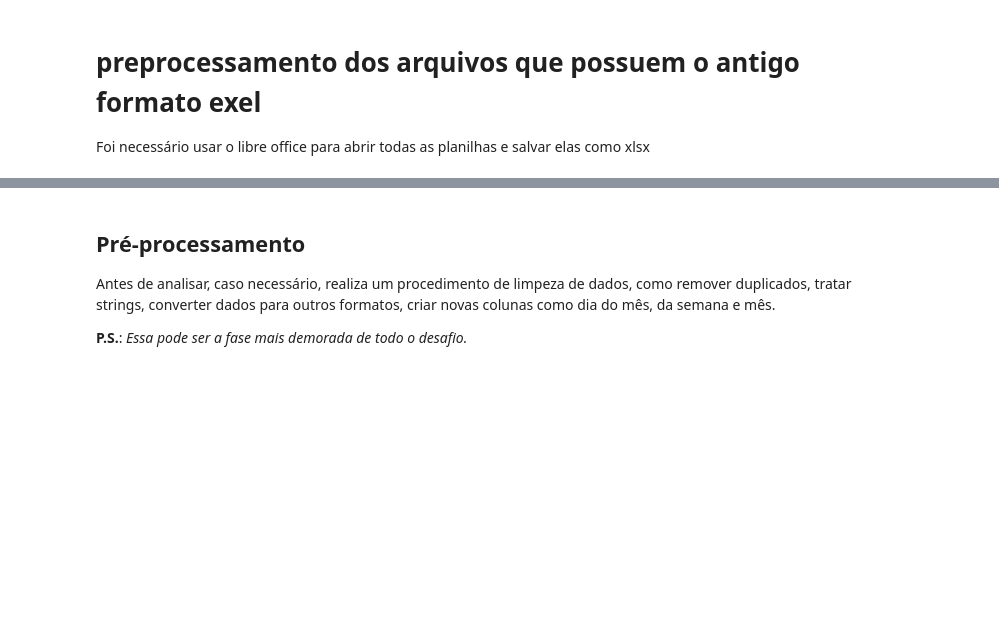
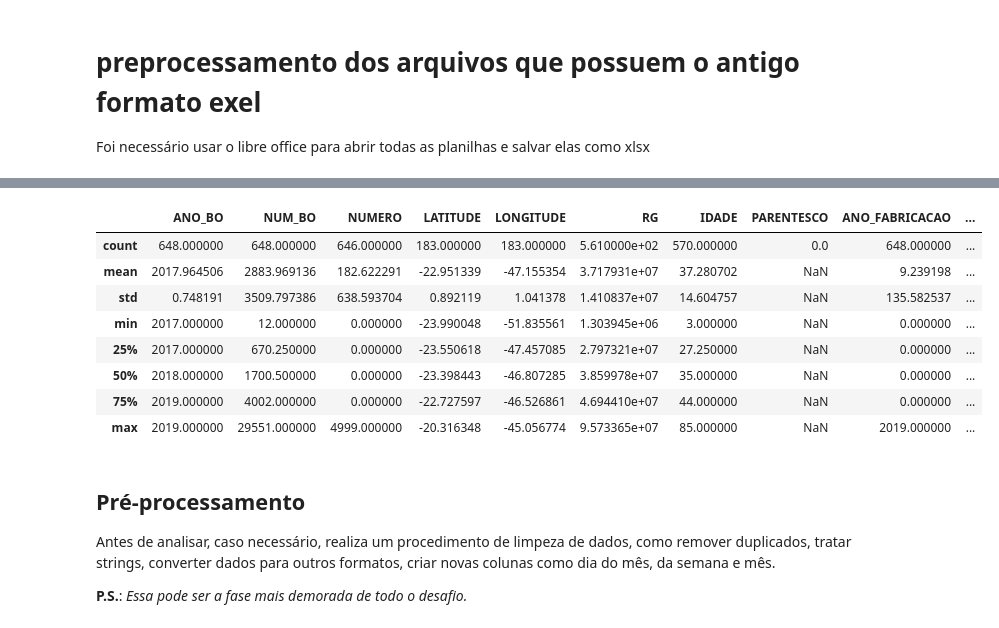
Before and after one commit to Lucas08Ben/Mineracao-de-Dados, a Jupyter notebook: Lista 1 - Análise de dados sobre feminicídio em SP/10 - Desafio.ipynb, the cells around one changed output, grey strips where cells are left out. Cells and saved outputs as stored; diff of their text form; code cells hidden in the pictures; blank space fills up the shorter version.

```diff
--- a/Lista 1 - Análise de dados sobre feminicídio em SP/10 - Desafio.ipynb
+++ b/Lista 1 - Análise de dados sobre feminicídio em SP/10 - Desafio.ipynb
@@ -55,3 +86,15 @@ df
+# %%
+df.describe()
+# %% [output]
+|  | ANO_BO | NUM_BO | NUMERO | LATITUDE | LONGITUDE | RG | IDADE | PARENTESCO | ANO_FABRICACAO | ... |
+| count | 648.000000 | 648.000000 | 646.000000 | 183.000000 | 183.000000 | 5.610000e+02 | 570.000000 | 0.0 | 648.000000 | ... |
+| mean | 2017.964506 | 2883.969136 | 182.622291 | -22.951339 | -47.155354 | 3.717931e+07 | 37.280702 | NaN | 9.239198 | ... |
+| std | 0.748191 | 3509.797386 | 638.593704 | 0.892119 | 1.041378 | 1.410837e+07 | 14.604757 | NaN | 135.582537 | ... |
+| min | 2017.000000 | 12.000000 | 0.000000 | -23.990048 | -51.835561 | 1.303945e+06 | 3.000000 | NaN | 0.000000 | ... |
+| 25% | 2017.000000 | 670.250000 | 0.000000 | -23.550618 | -47.457085 | 2.797321e+07 | 27.250000 | NaN | 0.000000 | ... |
+| 50% | 2018.000000 | 1700.500000 | 0.000000 | -23.398443 | -46.807285 | 3.859978e+07 | 35.000000 | NaN | 0.000000 | ... |
+| 75% | 2019.000000 | 4002.000000 | 0.000000 | -22.727597 | -46.526861 | 4.694410e+07 | 44.000000 | NaN | 0.000000 | ... |
+| max | 2019.000000 | 29551.000000 | 4999.000000 | -20.316348 | -45.056774 | 9.573365e+07 | 85.000000 | NaN | 2019.000000 | ... |
 # %% [markdown]
 ## Pré-processamento
 
```
Also changed, not shown: parts of 17 cells of this notebook, 2 other files.
